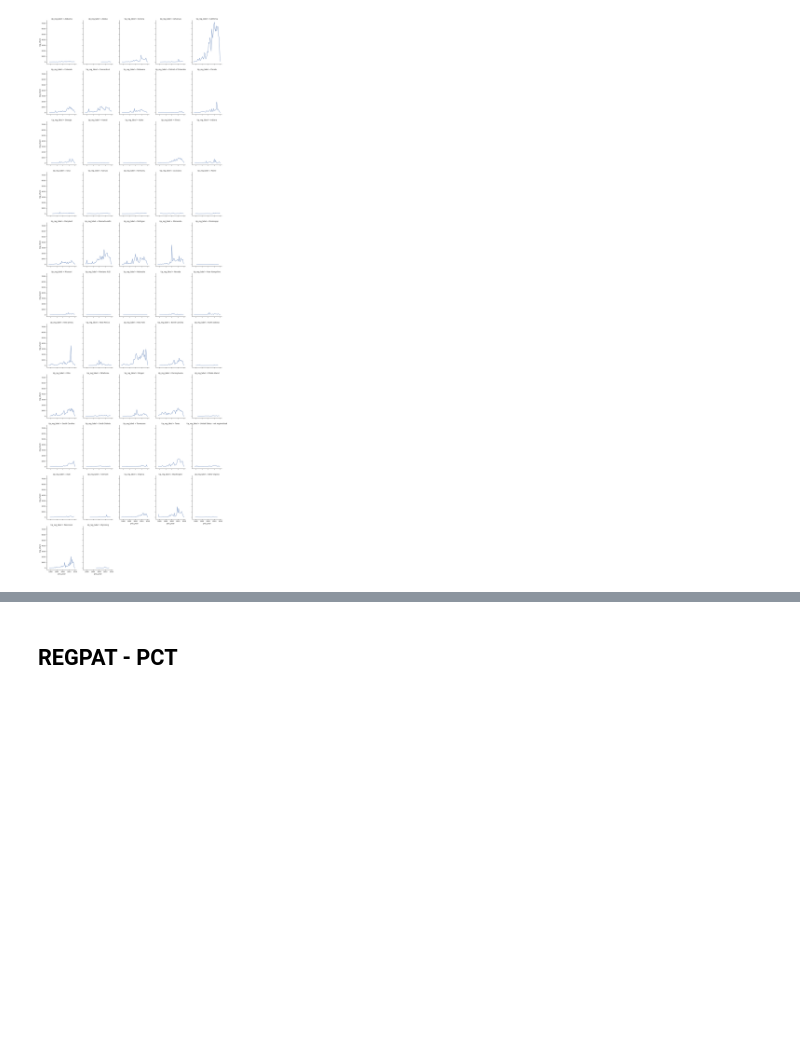
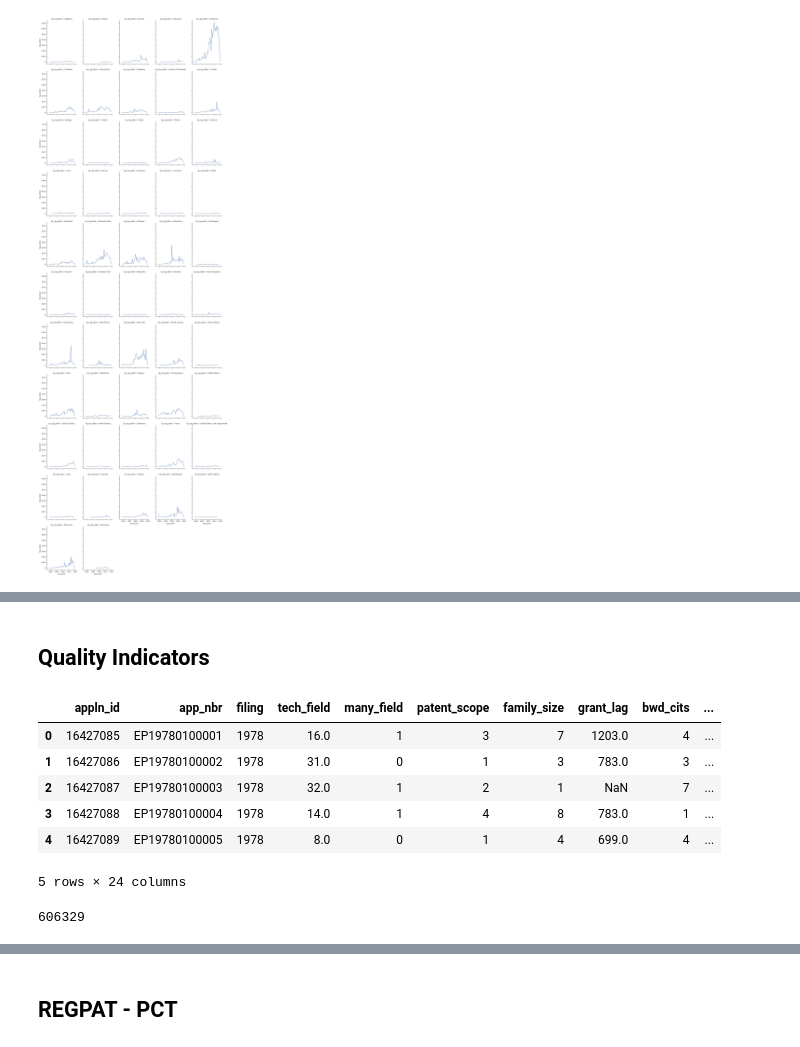
Before and after one commit to lauramenicacci/patent_breakdetection, a Jupyter notebook: REGPAT_scoping.ipynb, the cells around one changed output, grey strips where cells are left out. Drawn from its saved outputs; the diff is of its cells as text; code cells hidden in the pictures; blank space fills up the shorter version.

```diff
--- a/REGPAT_scoping.ipynb
+++ b/REGPAT_scoping.ipynb
@@ -266,0 +342,18 @@ sns.relplot(
+# %% [markdown]
+## Quality Indicators
+# %%
+epo_qual = pd.read_csv('/content/202208_OECD_PATENT_QUALITY_EPO_INDIC.txt', encoding ='utf-8', sep = '|')
+# %%
+epo_qual.head()
+# %% [output]
+|  | appln_id | app_nbr | filing | tech_field | many_field | patent_scope | family_size | grant_lag | bwd_cits | ... |
+| 0 | 16427085 | EP19780100001 | 1978 | 16.0 | 1 | 3 | 7 | 1203.0 | 4 | ... |
+| 1 | 16427086 | EP19780100002 | 1978 | 31.0 | 0 | 1 | 3 | 783.0 | 3 | ... |
+| 2 | 16427087 | EP19780100003 | 1978 | 32.0 | 1 | 2 | 1 | NaN | 7 | ... |
+| 3 | 16427088 | EP19780100004 | 1978 | 14.0 | 1 | 4 | 8 | 783.0 | 1 | ... |
+| 4 | 16427089 | EP19780100005 | 1978 | 8.0 | 0 | 1 | 4 | 699.0 | 4 | ... |
+5 rows × 24 columns
+# %%
+len(epo_qual)
+# %% [output]
+606329
```
Also changed, not shown: parts of 18 cells of this notebook.
